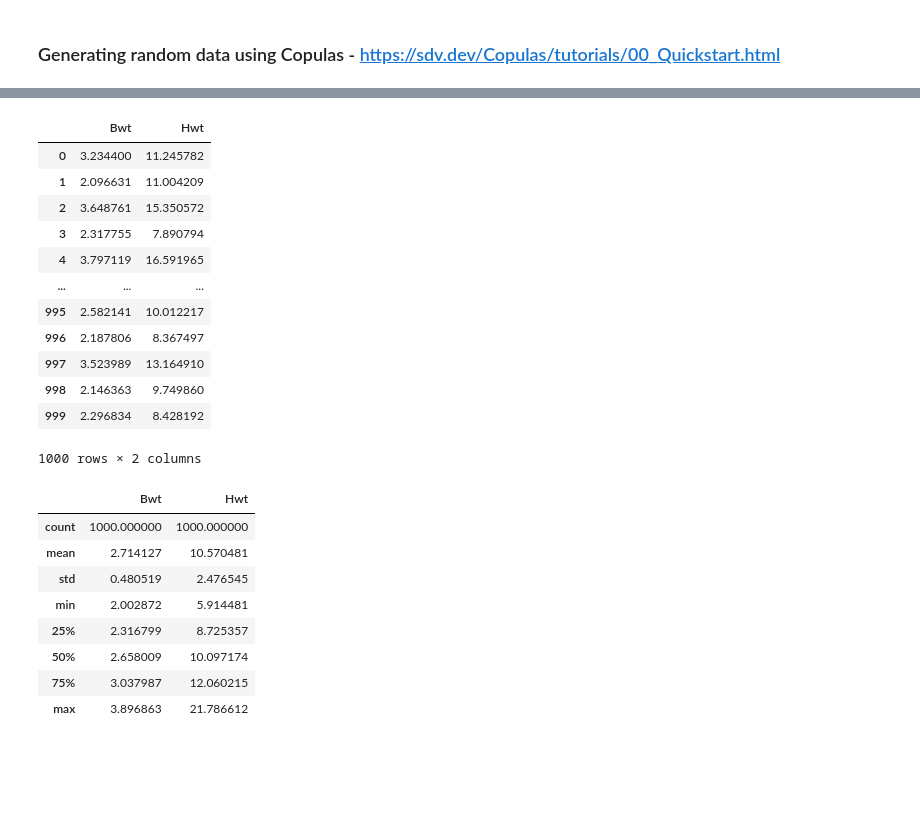
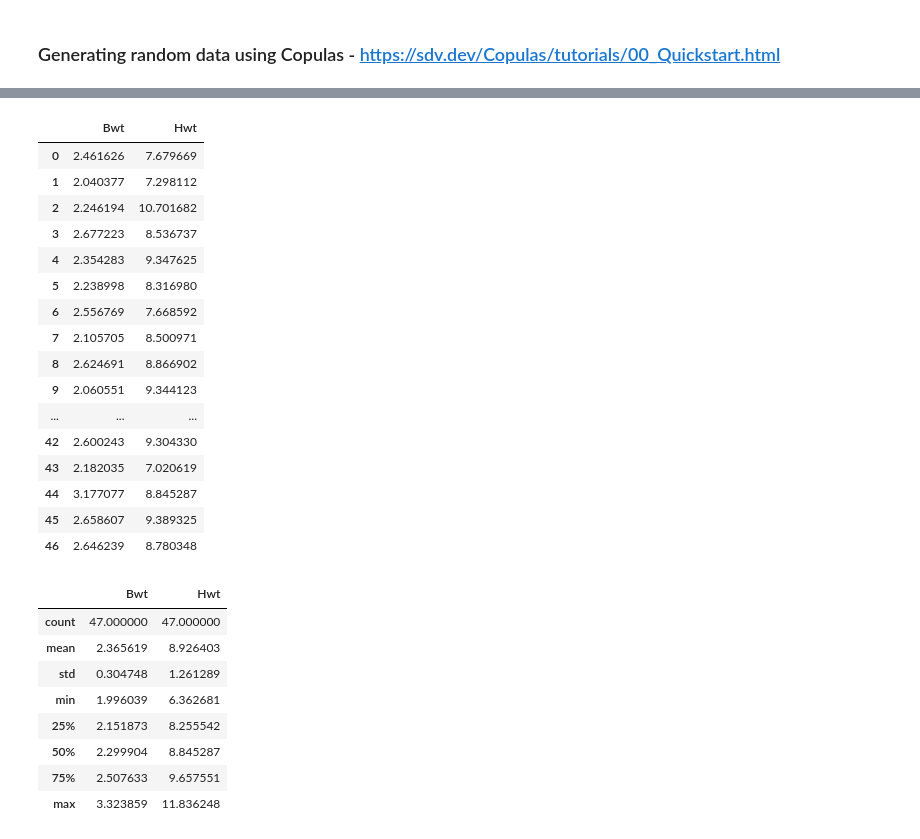
Before and after one commit to andrewjscott/Programming-for-Data-Analysis-Project, a Jupyter notebook: Simulation.ipynb, the cells around one changed output, grey strips where cells are left out. Cells and saved outputs as stored; diff of their text form; code cells hidden in the pictures; blank space fills up the shorter version.

```diff
--- a/Simulation.ipynb
+++ b/Simulation.ipynb
@@ -592,6 +648,6 @@ from copulas.multivariate import GaussianMultivariate
 
 copula = GaussianMultivariate()
 # %%
-df_test = df_cats[['Bwt', 'Hwt']]
+df_test = df_cats_female[['Bwt', 'Hwt']]
 # %%
 copula.fit(df_test)
@@ -600,31 +654,35 @@ copula.fit(df_test)
 # %%
-num_samples = 1000
+num_samples = 47
 
 synthetic_data = copula.sample(num_samples)
 synthetic_data
 # %% [output]
 |  | Bwt | Hwt |
-| 0 | 3.234400 | 11.245782 |
-| 1 | 2.096631 | 11.004209 |
-| 2 | 3.648761 | 15.350572 |
-| 3 | 2.317755 | 7.890794 |
-| 4 | 3.797119 | 16.591965 |
+| 0 | 2.461626 | 7.679669 |
+| 1 | 2.040377 | 7.298112 |
+| 2 | 2.246194 | 10.701682 |
+| 3 | 2.677223 | 8.536737 |
+| 4 | 2.354283 | 9.347625 |
+| 5 | 2.238998 | 8.316980 |
+| 6 | 2.556769 | 7.668592 |
+| 7 | 2.105705 | 8.500971 |
+| 8 | 2.624691 | 8.866902 |
+| 9 | 2.060551 | 9.344123 |
 | ... | ... | ... |
-| 995 | 2.582141 | 10.012217 |
-| 996 | 2.187806 | 8.367497 |
-| 997 | 3.523989 | 13.164910 |
-| 998 | 2.146363 | 9.749860 |
-| 999 | 2.296834 | 8.428192 |
+| 42 | 2.600243 | 9.304330 |
+| 43 | 2.182035 | 7.020619 |
+| 44 | 3.177077 | 8.845287 |
+| 45 | 2.658607 | 9.389325 |
+| 46 | 2.646239 | 8.780348 |
-1000 rows × 2 columns
 # %%
 synthetic_data.describe()
 # %% [output]
 |  | Bwt | Hwt |
-| count | 1000.000000 | 1000.000000 |
-| mean | 2.714127 | 10.570481 |
-| std | 0.480519 | 2.476545 |
-| min | 2.002872 | 5.914481 |
-| 25% | 2.316799 | 8.725357 |
-| 50% | 2.658009 | 10.097174 |
-| 75% | 3.037987 | 12.060215 |
-| max | 3.896863 | 21.786612 |
+| count | 47.000000 | 47.000000 |
+| mean | 2.365619 | 8.926403 |
+| std | 0.304748 | 1.261289 |
+| min | 1.996039 | 6.362681 |
+| 25% | 2.151873 | 8.255542 |
+| 50% | 2.299904 | 8.845287 |
+| 75% | 2.507633 | 9.657551 |
+| max | 3.323859 | 11.836248 |
```
Also changed, not shown: parts of 35 cells of this notebook, 18 other files.
